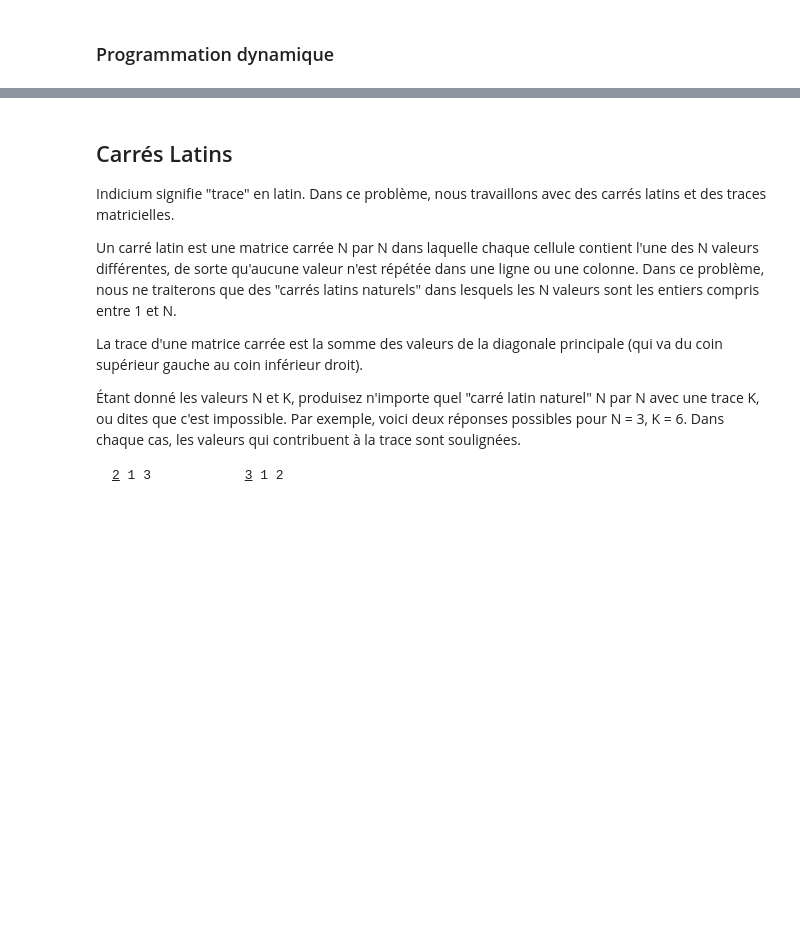
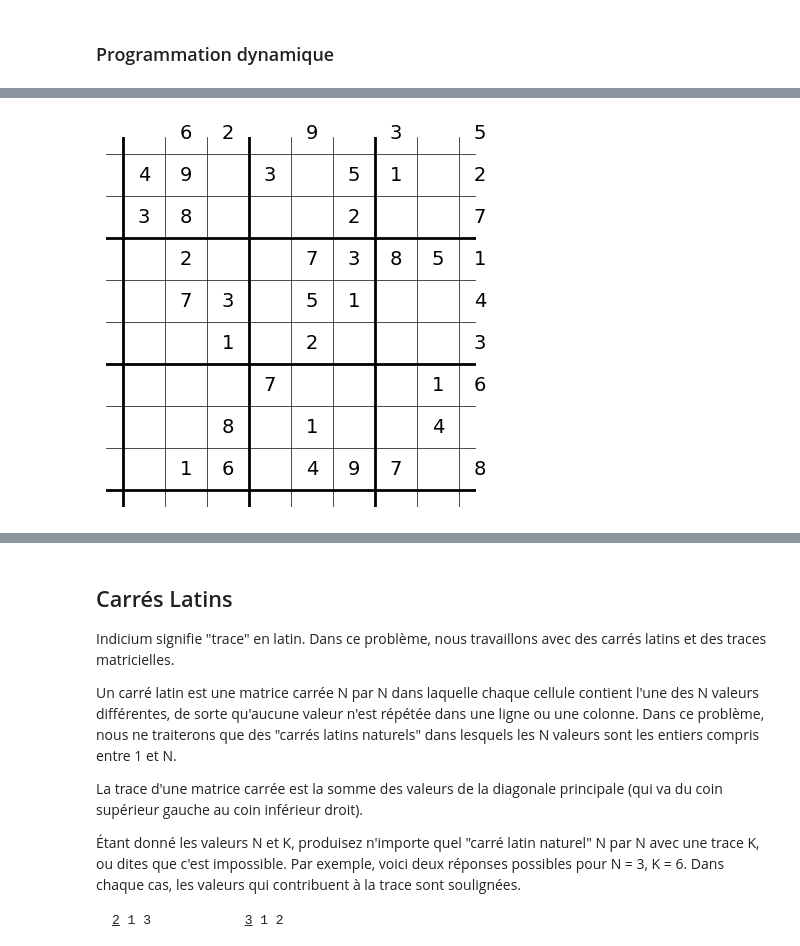
Before and after one commit to ferrorra/Programmation-Avanc-e-AMSD, a Jupyter notebook: BOUROUINA_Rania et AL.ipynb, the cells around one changed output, grey strips where cells are left out. Cells and saved outputs as stored; diff of their text form; code cells hidden in the pictures; blank space fills up the shorter version.

```diff
--- a/BOUROUINA_Rania.ipynb
+++ b/BOUROUINA_Rania et AL.ipynb
@@ -164,0 +133,83 @@ Représenter le puzzle en entrée avec une table 2D de taille $9\times 9$ avec l
+# %%
+import random
+import matplotlib.pyplot as plt
+
+def puzzle():
+    figure, ax = plt.subplots()
+    ax.set_aspect('equal')
+    ax.axis('off')
+    position = [[''] * 9 for _ in range(9)]
+
+    for i in range(9):
+        lw = 2 if i % 3 == 0 else 0.5
+        ax.axhline(i, color='black', lw=lw)
+        ax.axvline(i, color='black', lw=lw)
+
+    numbers = list(range(1, 10))
+    random.shuffle(numbers)
+
+    for i in range(9):
+        for j in range(9):
+            rand = random.randint(0, 1)
+            if rand == 0:
+                position[i][j] = ''
+            else:
+                position[i][j] = numbers[(i * 3 + i // 3 + j) % 9]
+
+            ax.text(j + 0.5, 8 - i + 0.5, str(position[i][j]), va='center', ha='center', fontsize=14, color='black')
+
+    plt.show()
+    return position
+
+def is_possible(puzzle, row, col, num):
+    for i in range(9):
+        if puzzle[row][i] == num or puzzle[i][col] == num:
+            return False
+
+    for i in range(3):
+        for j in range(3):
+            if puzzle[3 * (row // 3) + i][3 * (col // 3) + j] == num:
+                return False
+
+    return True
+
+def solve_sudoku(puzzle):
+    for row in range(9):
+        for col in range(9):
+            if puzzle[row][col] == '':
+                for num in range(1, 10):
+                    if is_possible(puzzle, row, col, num):
+                        puzzle[row][col] = num
+                        if solve_sudoku(puzzle):
+                            return True
+                        puzzle[row][col] = ''
+                return False
+    return True
+
+def sudoku(puzzle):
+    original_puzzle = [row[:] for row in puzzle]
+    solve_sudoku(puzzle)
+    draw_sudoku(puzzle, original_puzzle)
+
+def draw_sudoku(puzzle, original_puzzle):
+    fig, ax = plt.subplots()
+    for i in range(1, 9):
+        lw = 2 if i % 3 == 0 else 0.5
+        ax.axhline(i, color='black', lw=lw)
+        ax.axvline(i, color='black', lw=lw)
+
+    for i in range(9):
+        for j in range(9):
+            cell_value, original_value = puzzle[i][j], original_puzzle[i][j]
+            if cell_value != '':
+                color = 'black' if original_value != '' else 'red'
+                ax.text(j + 0.5, 8 - i + 0.5, str(cell_value), va='center', ha='center', fontsize=14, color=color)
+
+    ax.set_aspect('equal')
+    ax.axis('off')
+    plt.show()
+
+if __name__ == '__main__':
+    sudoku(puzzle())
+# %% [output]
+[figure, added]
```
Also changed, not shown: parts of 27 cells of this notebook.
